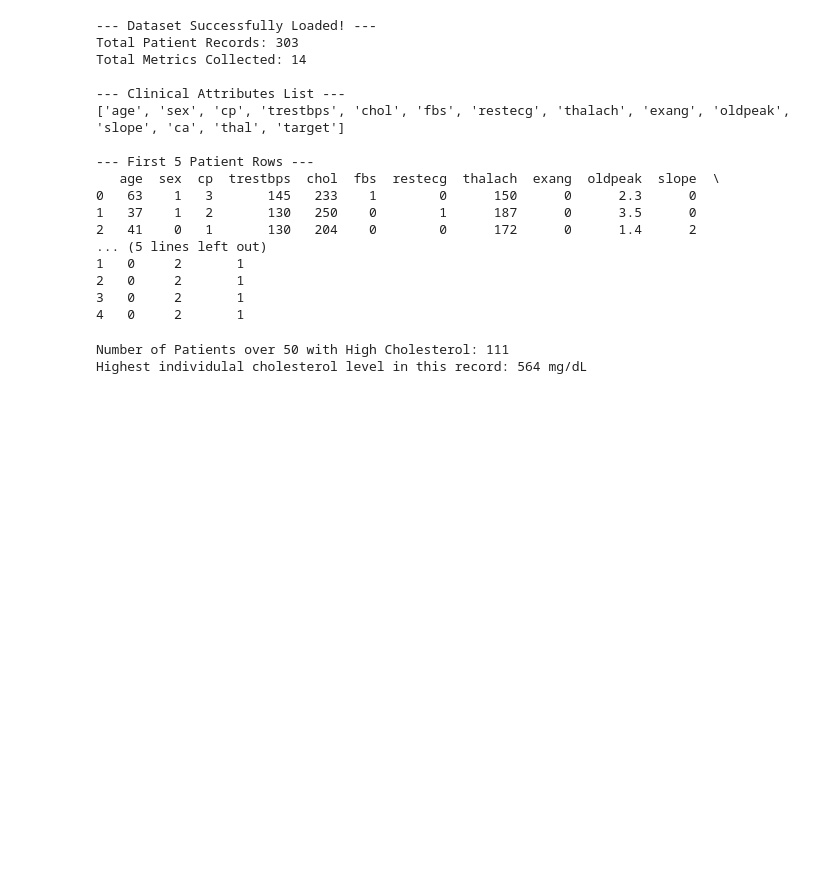
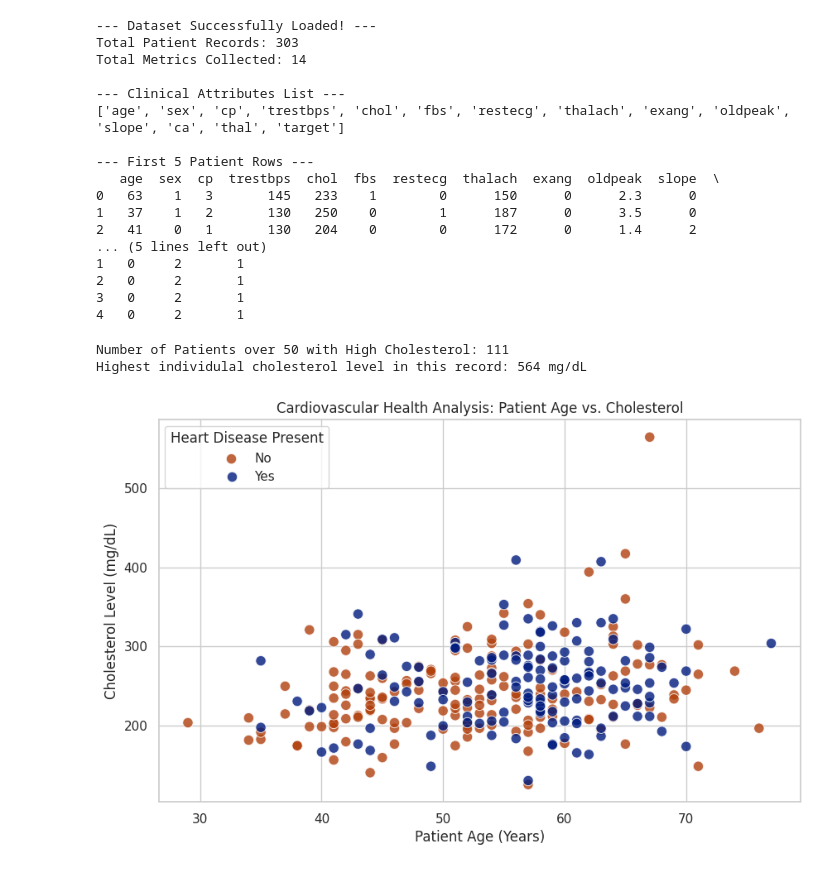
Before and after one commit to Mustafa-soomro-analyst/Healthcare-Data-AI-Summer-2026, a Jupyter notebook: 01_Healthcare_Data_Exploration.ipynb, the cells around one changed output. Cells and saved outputs as stored; diff of their text form; code cells hidden in the pictures; blank space fills up the shorter version.

Commit message:
data visualization

```diff
--- a/01_Healthcare_Data_Exploration.ipynb
+++ b/01_Healthcare_Data_Exploration.ipynb
@@ -122,3 +122,25 @@ print(f"Highest individulal cholesterol level in this record: {max_chol} mg/dL")
 # %% [output]
 Number of Patients over 50 with High Cholesterol: 111
 Highest individulal cholesterol level in this record: 564 mg/dL
+# %%
+import pandas as pd
+import matplotlib.pyplot as plt
+import seaborn as sns
+
+#loading our cloud dataset url
+dataset_url = "https://raw.githubusercontent.com/mrdbourke/zero-to-mastery-ml/master/data/heart-disease.csv"
+df = pd.read_csv(dataset_url)
+
+#setting style of our plot
+sns.set_theme(style="whitegrid")
+plt.figure(figsize=(10, 6))
+sns.scatterplot(x='age', y='chol', data=df, hue='target', palette='dark', alpha=0.8, s=80)
+
+plt.title('Cardiovascular Health Analysis: Patient Age vs. Cholesterol')
+plt.xlabel('Patient Age (Years)', fontsize=12)
+plt.ylabel('Cholesterol Level (mg/dL)', fontsize=12)
+plt.legend(title='Heart Disease Present', labels=['No', 'Yes'])
+
+plt.show()
+# %% [output]
+[figure, added]
```
Also changed, not shown: parts of 1 cell of this notebook.
